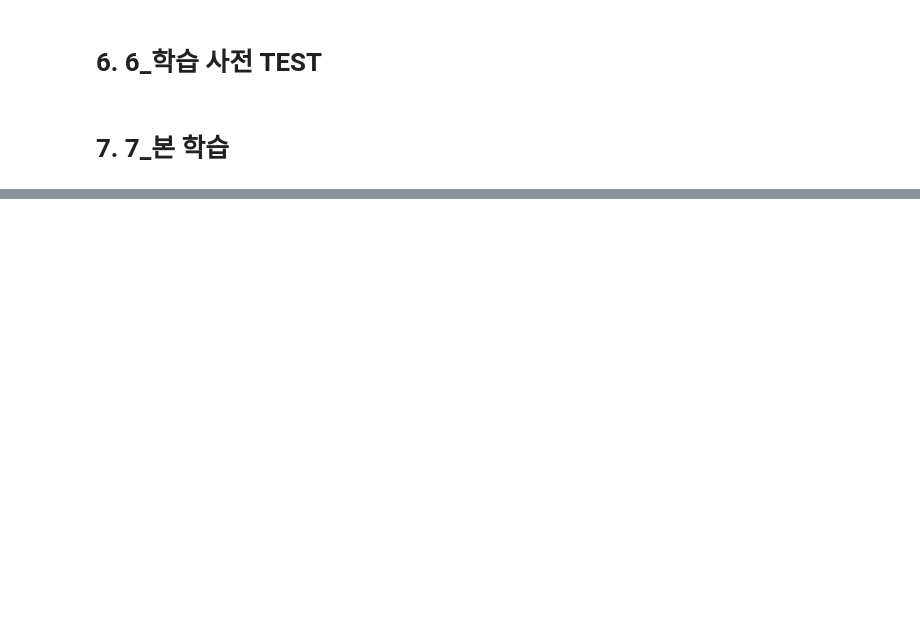
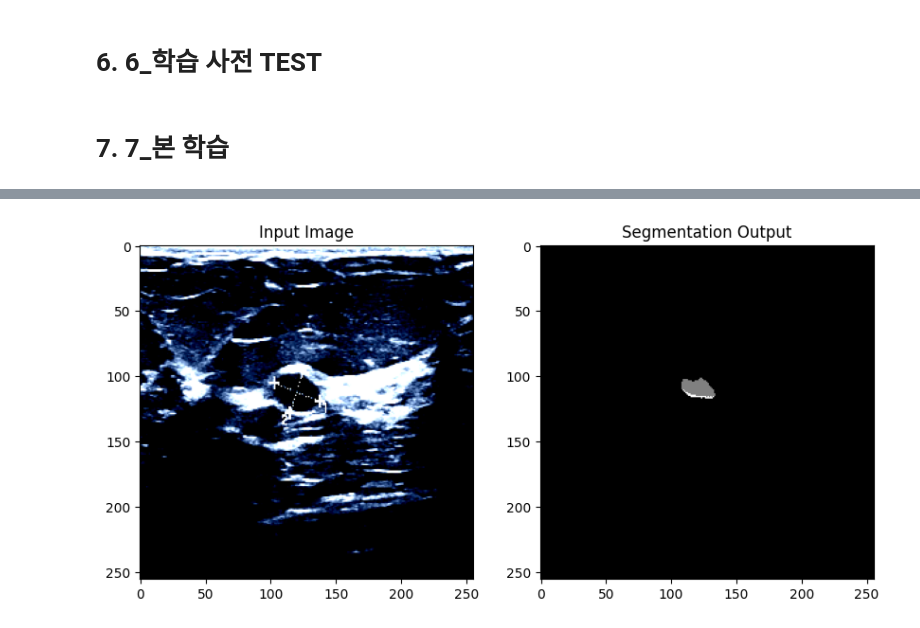
Before and after one commit to Dev-dtrezz/Breaset-Cancer-Segmentation, a Jupyter notebook: Breast Cancer Segmentation_02_train.ipynb, the cells around one changed output, grey strips where cells are left out. Drawn from its saved outputs; the diff is of its cells as text; code cells hidden in the pictures; blank space fills up the shorter version.

Commit message:
240602_업데이트
1. 텐서 차원 안 맞는 문제 수정
-> 다중 클래스 분류에 맞게 코드 수정
2. 학습20epoch test완료

```diff
--- a/Breast Cancer Segmentation_02_train.ipynb
+++ b/Breast Cancer Segmentation_02_train.ipynb
@@ -652,11 +659,10 @@ model = UNet(num_classes=3)
 
 # 옵티마이저 정의
 # weight_decay: L2정규화, 모델이 과적합되지 않도록 패널티 값
-optimizer = torch.optim.SGD(model.parameters(), lr,
-                            momentum=momentum, weight_decay=weight_decay)
+optimizer = torch.optim.Adam(model.parameters(), lr, weight_decay=weight_decay)
 
 # 손실함수 정의
-criterion = nn.CrossEntropyLoss().to(device)
+criterion = nn.CrossEntropyLoss()
 
 # transforms
 channel_mean = [0.485, 0.456, 0.406]
@@ -665,7 +671,8 @@ train_tfms = transforms.Compose([transforms.ToTensor(), transforms.Resize(256),
                                  transforms.Normalize(channel_mean, channel_stds)])
 val_tfms = transforms.Compose([transforms.ToTensor(), transforms.Resize(256),
                                  transforms.Normalize(channel_mean, channel_stds)])
-mask_tfms = transforms.Compose([transforms.ToTensor(), transforms.Resize(256)])
+mask_tfms = transforms.Compose([transforms.Resize(256)])
+# mask_tfms = transforms.Compose([transforms.ToTensor(), transforms.Resize(256)])
 
 # 데이터셋
 dataset = BreastDatasets(img_dir=DIR_IMG, img_transform=train_tfms, mask_dir=DIR_MASK,
@@ -692,6 +708,6 @@ RuntimeError: The size of tensor a (4) must match the size of tensor b (3) at no
 # %%
 model = UNet(num_classes=3)  # num_classes는 출력 클래스 수에 따라 조정
-state = torch.load('/content/model_weights/model_best.pth')
+state = torch.load('/content/drive/MyDrive/03.Breast Cancer Segmentation/model_weights/240602_train2/model_epoch_19.pth')
 model.load_state_dict(state['model'])
 model.to(device)
 model.eval()  # 모델을 평가 모드로 전환
@@ -711,5 +750,8 @@ image = transform(image).unsqueeze(0)  # 배치 차원을 추가
 with torch.no_grad():
     image = image.to(device)  # GPU 사용 시
     output = model(image)
-    output = torch.sigmoid(output)  # 바이너리 세그멘테이션의 경우
-    output = (output > 0.5).float()  # 임계값 0.5로 이진화
+    # output = torch.softmax(output, dim=1).cpu().numpy()
+    output = torch.softmax(output, dim=1)
+    output_mask = torch.argmax(output[0], dim=0).cpu().numpy()
+    # output = torch.sigmoid(output)  # 바이너리 세그멘테이션의 경우
+    # output = (output > 0.5).float()  # 임계값 0.5로 이진화
@@ -724,6 +770,7 @@ plt.imshow(image.squeeze().cpu().numpy().transpose(1, 2, 0))
 
 plt.subplot(1, 2, 2)
 plt.title('Segmentation Output')
-plt.imshow(output.squeeze().cpu().numpy().transpose(1, 2, 0))
+plt.imshow(output_mask, cmap='gray')
 
 plt.show()
+# %% [output]
@@ -729,0 +778 @@ plt.show()
+[figure, added]
```
Also changed, not shown: parts of 34 cells of this notebook.
